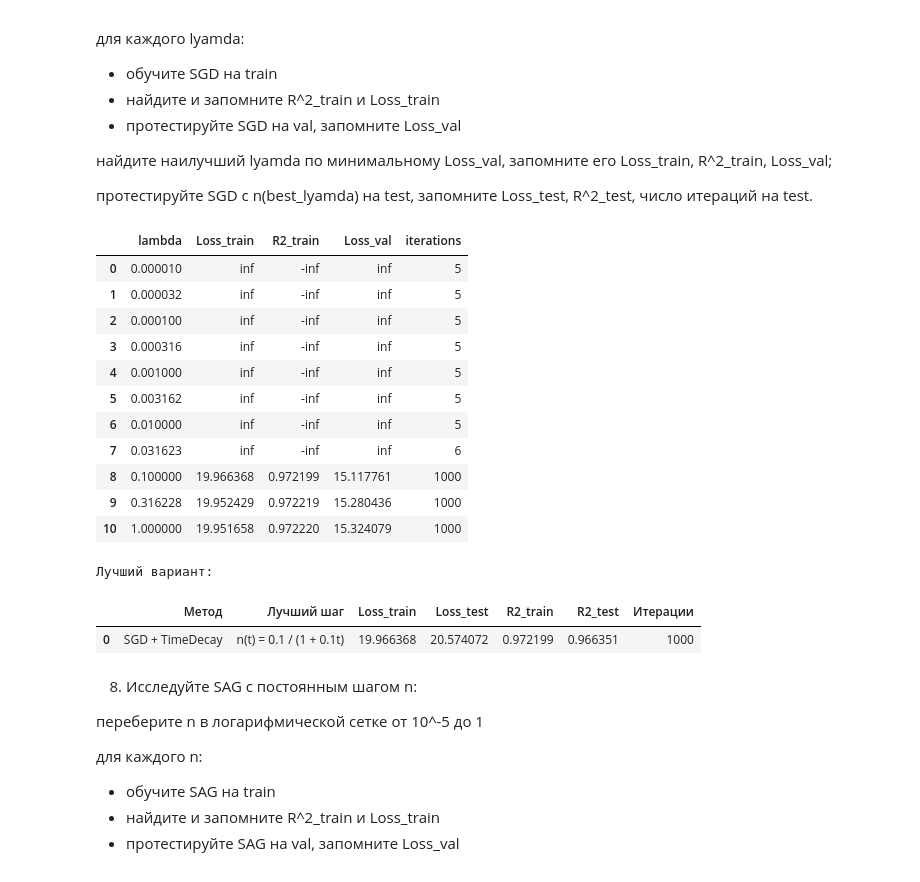
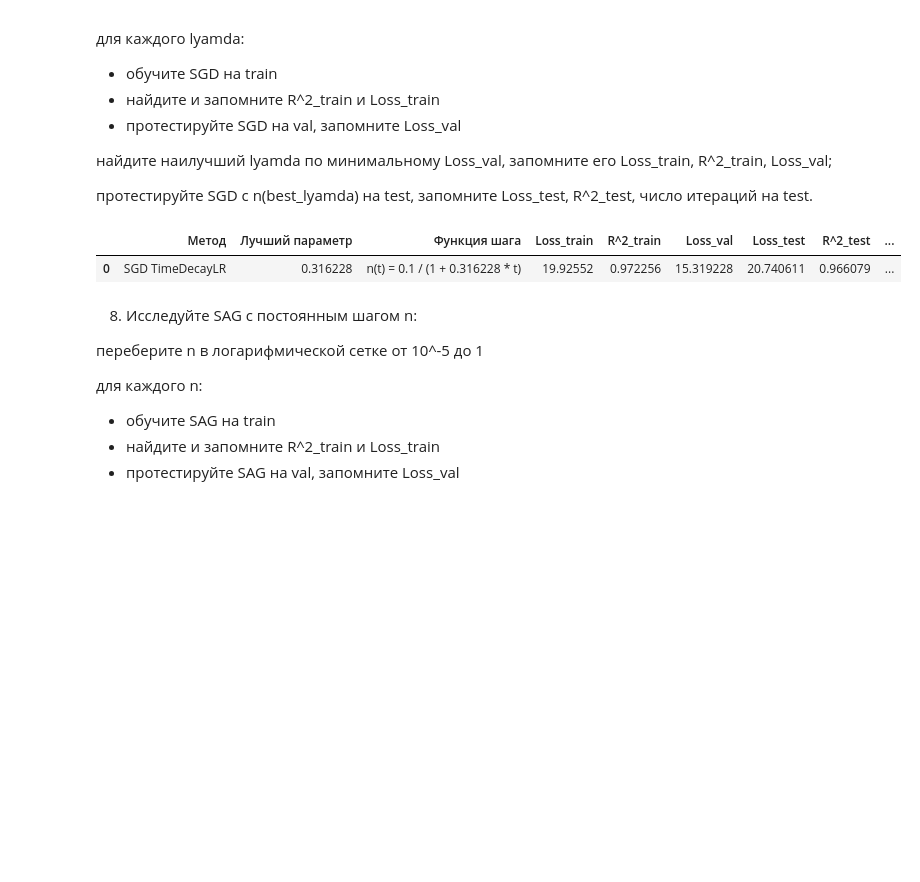
Before and after one commit to VoidSetup011/ML_Practicum, a Jupyter notebook: second/sem_2_linreg_methods.ipynb, the cells around one changed output. Saved outputs shown, nothing was run; the diff lists cells and outputs as text; code cells hidden in the pictures; blank space fills up the shorter version.

```diff
--- a/second/sem_2_linreg_methods.ipynb
+++ b/second/sem_2_linreg_methods.ipynb
@@ -10,10 +10,15 @@
 # %% [markdown]
 1. Загрузите датасет и выведите на экран первые несколько строк
 # %%
+from pathlib import Path
 import pandas as pd
-import numpy as np
 
-df = pd.read_csv('../first/delivery_dataset.csv')
+dataset_path = Path('../first/delivery_dataset.csv')
+if not dataset_path.exists():
+    dataset_path = Path('first/delivery_dataset.csv')
+
+df = pd.read_csv(dataset_path)
+
 print('Размер датасета:', df.shape)
 display(df.head())
 # %% [output]
@@ -27,20 +32,20 @@ display(df.head())
 # %% [markdown]
 2. Разбейте выборку на признаки и ответы. Закодируйте категориальные признаки.
 # %%
+target_col = 'Время доставки (в минутах)'
 date_col = 'Дата заказа (ГГГГ-ММ-ДД)'
-id_col = 'Шифр заказа (ID)'
-target_col = 'Время доставки (в минутах)'
 
-data = df.drop(columns=[id_col]).copy()
-data['День недели'] = pd.to_datetime(data[date_col]).dt.day_name()
-data = data.drop(columns=[date_col])
-
+# ID заказа не несёт полезной информации, а дату кодируем через месяц и день недели.
+dates = pd.to_datetime(df[date_col])
+X = df.drop(columns=[target_col, date_col, 'Шифр заказа (ID)']).copy()
+X['Месяц заказа'] = dates.dt.month.astype(str)
+X['День недели заказа'] = dates.dt.dayofweek.astype(str)
 X = pd.get_dummies(
-    data.drop(columns=[target_col]),
-    columns=['День недели'],
+    X,
+    columns=['Месяц заказа', 'День недели заказа'],
     dtype=float
 )
-y = data[target_col].to_numpy(dtype=float)
+y = df[target_col]
 
 print('Размер матрицы признаков:', X.shape)
 display(X.head())
@@ -305,23 +328,10 @@ run_experiment('SGD')
 
 протестируйте SGD c n(best_lyamda) на test, запомните Loss_test, R^2_test, число итераций на test.
 # %%
-run_experiment('SGD', use_decay=True)
+run_experiment('SGD', variable_step=True)
 # %% [output]
-|  | lambda | Loss_train | R2_train | Loss_val | iterations |
-| 0 | 0.000010 | inf | -inf | inf | 5 |
-| 1 | 0.000032 | inf | -inf | inf | 5 |
-| 2 | 0.000100 | inf | -inf | inf | 5 |
-| 3 | 0.000316 | inf | -inf | inf | 5 |
-| 4 | 0.001000 | inf | -inf | inf | 5 |
-| 5 | 0.003162 | inf | -inf | inf | 5 |
-| 6 | 0.010000 | inf | -inf | inf | 5 |
-| 7 | 0.031623 | inf | -inf | inf | 6 |
-| 8 | 0.100000 | 19.966368 | 0.972199 | 15.117761 | 1000 |
-| 9 | 0.316228 | 19.952429 | 0.972219 | 15.280436 | 1000 |
-| 10 | 1.000000 | 19.951658 | 0.972220 | 15.324079 | 1000 |
+|  | Метод | Лучший параметр | Функция шага | Loss_train | R^2_train | Loss_val | Loss_test | R^2_test | ... |
+| 0 | SGD TimeDecayLR | 0.316228 | n(t) = 0.1 / (1 + 0.316228 * t) | 19.92552 | 0.972256 | 15.319228 | 20.740611 | 0.966079 | ... |
-Лучший вариант:
-|  | Метод | Лучший шаг | Loss_train | Loss_test | R2_train | R2_test | Итерации |
-| 0 | SGD + TimeDecay | n(t) = 0.1 / (1 + 0.1t) | 19.966368 | 20.574072 | 0.972199 | 0.966351 | 1000 |
 # %% [markdown]
 8. Исследуйте SAG с постоянным шагом n:
 
```
Also changed, not shown: parts of 13 cells of this notebook.
